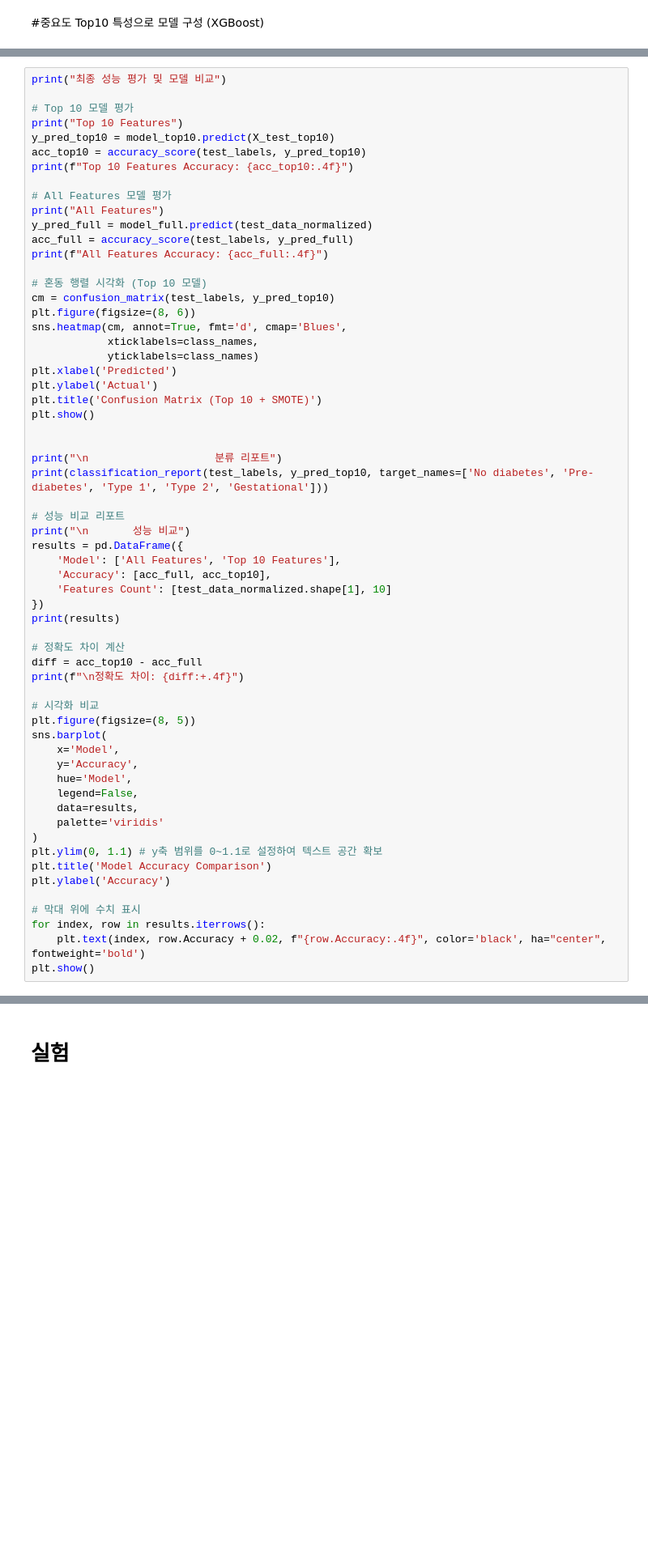
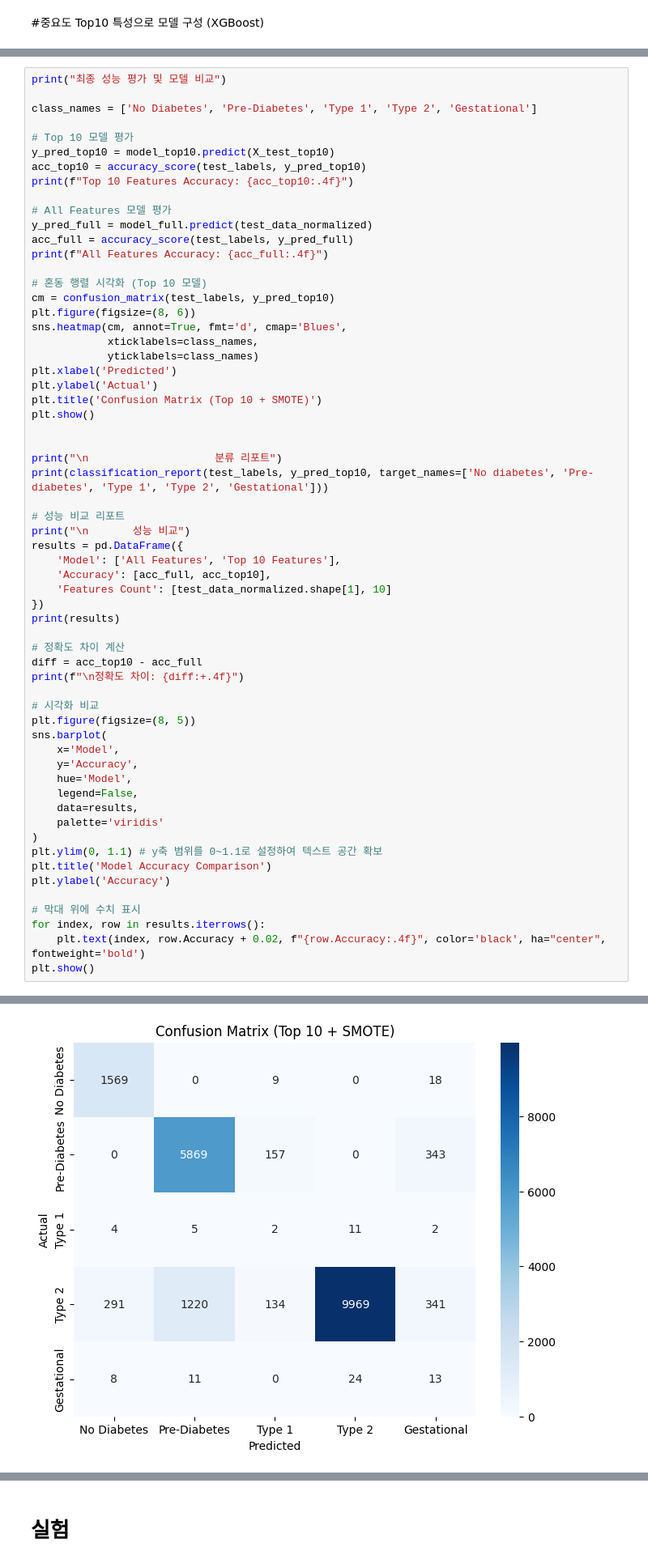
Before and after one commit to kkangmen/Diabetes-Classification-Project, a Jupyter notebook: diabetes.ipynb, the cells around one changed output, grey strips where cells are left out. Shown at 81% size. Cells and saved outputs as stored; diff of their text form; blank space fills up the shorter version.

```diff
--- a/diabetes.ipynb
+++ b/diabetes.ipynb
@@ -2067,14 +2633,14 @@ print("Top 10 모델 학습 완료.")
 # %%
 print("최종 성능 평가 및 모델 비교")
 
+class_names = ['No Diabetes', 'Pre-Diabetes', 'Type 1', 'Type 2', 'Gestational']
+
 # Top 10 모델 평가
-print("Top 10 Features")
 y_pred_top10 = model_top10.predict(X_test_top10)
 acc_top10 = accuracy_score(test_labels, y_pred_top10)
 print(f"Top 10 Features Accuracy: {acc_top10:.4f}")
 
 # All Features 모델 평가
-print("All Features")
 y_pred_full = model_full.predict(test_data_normalized)
 acc_full = accuracy_score(test_labels, y_pred_full)
 print(f"All Features Accuracy: {acc_full:.4f}")
@@ -2125,3 +2691,4 @@ plt.ylabel('Accuracy')
 for index, row in results.iterrows():
     plt.text(index, row.Accuracy + 0.02, f"{row.Accuracy:.4f}", color='black', ha="center", fontweight='bold')
 plt.show()
+# %% [output]
@@ -2127,0 +2700 @@ plt.show()
+[figure, added]
```
Also changed, not shown: parts of 60 cells of this notebook.
